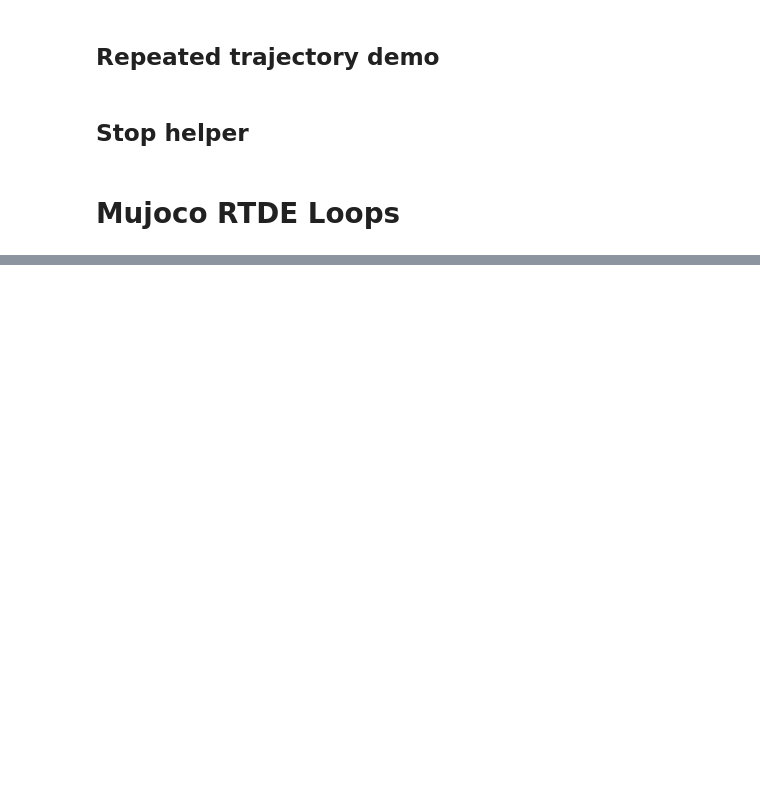
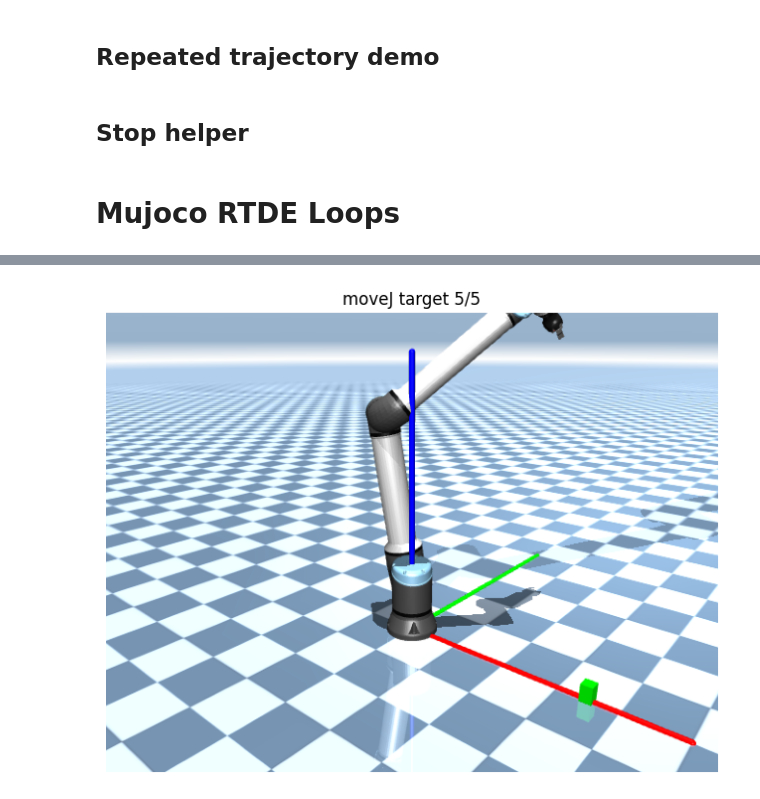
Before and after one commit to weissma6/my_mujoco_playground, a Jupyter notebook: learning/notebooks/ursim_rtde_control_feedback_demo.ipynb, the cells around one changed output, grey strips where cells are left out. Cells and saved outputs as stored; diff of their text form; code cells hidden in the pictures; blank space fills up the shorter version.

```diff
--- a/learning/notebooks/ursim_rtde_control_feedback_demo.ipynb
+++ b/learning/notebooks/ursim_rtde_control_feedback_demo.ipynb
@@ -247,0 +413,88 @@ tcp_speed_3d= [0.18]
+# %%
+import time
+import numpy as np
+import mujoco
+import matplotlib.pyplot as plt
+from IPython.display import clear_output
+from URSim_RTDE_dependencies import URSimRTDEControlFeedback
+
+robot = URSimRTDEControlFeedback()
+
+xml_path = "../../mujoco_playground/_src/manipulation/my_ur10/xmls/mjx_single_cube_position.xml"
+
+target_q_list = [
+    [0.75, -2.20,  1.57, -1.57, -1.57,  0.00],
+    [0.95, -1.90,  1.40, -1.30, -1.40,  0.20],
+    [0.40, -1.60,  1.20, -1.80, -1.20, -0.30],
+    [0.20, -2.00,  1.80, -1.20, -1.80,  0.40],
+    [0.85, -1.70,  1.00, -1.60, -1.10,  0.10],
+]
+
+render_hz = 10.0
+dt_render = 1.0 / render_hz
+tol = 0.05
+timeout_s = 12.0
+
+model = mujoco.MjModel.from_xml_path(xml_path)
+data = mujoco.MjData(model)
+renderer = mujoco.Renderer(model, height=480, width=640)
+
+cam = mujoco.MjvCamera()
+cam.type = mujoco.mjtCamera.mjCAMERA_FREE
+cam.lookat[:] = [0.0, 0.0, 0.35]
+cam.distance = 2.0
+cam.azimuth = 130
+cam.elevation = -20
+
+joint_qpos_indices = [0, 1, 2, 3, 4, 5]
+
+for k, q_target in enumerate(target_q_list, start=1):
+
+    # send command ONCE
+    robot.send_movej(q_target,a=2.5, v=2.0, textmsg=f"movej target {k}")
+
+    start_t = time.perf_counter()
+    next_t = time.perf_counter()
+
+    while True:
+        fb = robot.receive_feedback()
+        q = fb["q"]
+        tcp_xyz = fb["tcp_xyz"]
+
+        for i, idx in enumerate(joint_qpos_indices):
+            data.qpos[idx] = q[i]
+
+        mujoco.mj_forward(model, data)
+        renderer.update_scene(data, camera=cam)
+        img = renderer.render()
+
+        clear_output(wait=True)
+        plt.figure(figsize=(8, 6))
+        plt.imshow(img)
+        plt.axis("off")
+        plt.title(f"moveJ target {k}/{len(target_q_list)}")
+        plt.show()
+
+        err = np.linalg.norm(np.asarray(q_target) - np.asarray(q))
+        print("q_target =", [round(v, 2) for v in q_target])
+        print("q        =", [round(v, 2) for v in q])
+        print("tcp_xyz  =", [round(v, 3) for v in tcp_xyz])
+        print("err_norm =", round(err, 4))
+
+        if err < tol:
+            print(f"Reached target {k}")
+            time.sleep(0.5)
+            break
+
+        if time.perf_counter() - start_t > timeout_s:
+            print(f"Timeout at target {k}")
+            break
+
+        next_t += dt_render
+        sleep_time = next_t - time.perf_counter()
+        if sleep_time > 0:
+            time.sleep(sleep_time)
+
+robot.disconnect()
+# %% [output]
+[figure, added]
```
Also changed, not shown: parts of 29 cells of this notebook, 2 other files.
